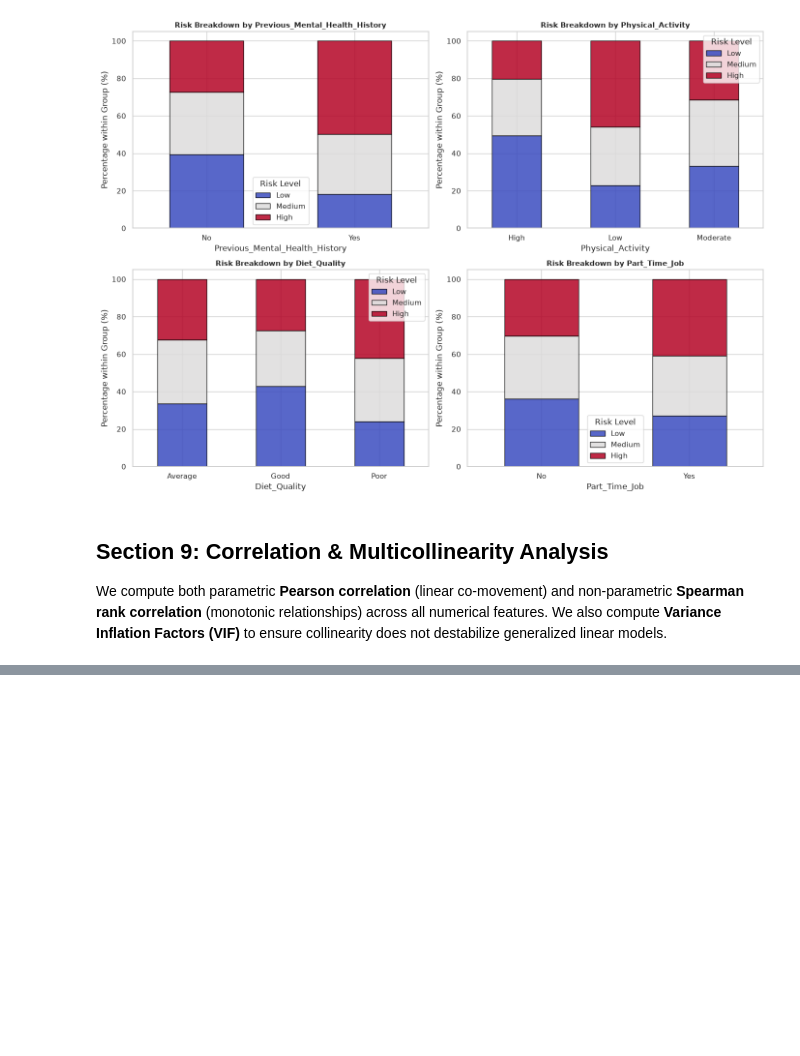
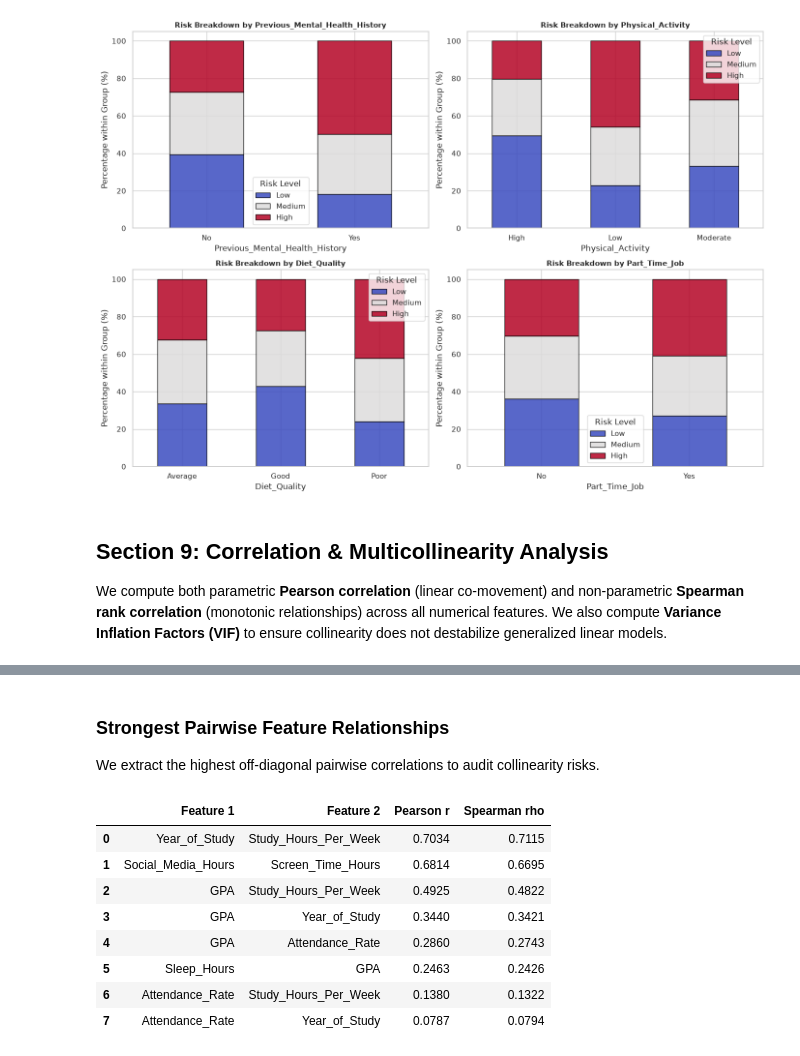
Before and after one commit to Badr-Eddine-Slaoui/CAMPUSWELL-RIS-LAB, a Jupyter notebook: notebooks/01_eda.ipynb, the cells around one changed output, grey strips where cells are left out. Drawn from its saved outputs; the diff is of its cells as text; code cells hidden in the pictures; blank space fills up the shorter version.

```diff
--- a/notebooks/01_eda.ipynb
+++ b/notebooks/01_eda.ipynb
@@ -348,0 +364,32 @@ We compute both parametric **Pearson correlation** (linear co-movement) and non-
+# %% [markdown]
+### Strongest Pairwise Feature Relationships
+We extract the highest off-diagonal pairwise correlations to audit collinearity risks.
+# %%
+unstacked = pearson_corr.unstack()
+unstacked = unstacked[unstacked < 0.9999].sort_values(ascending=False)
+seen_pairs = set()
+top_pairs = []
+
+for (f1, f2), val in unstacked.items():
+    pair = tuple(sorted([f1, f2]))
+    if pair not in seen_pairs:
+        seen_pairs.add(pair)
+        top_pairs.append({
+            "Feature 1": f1,
+            "Feature 2": f2,
+            "Pearson r": round(float(val), 4),
+            "Spearman rho": round(float(spearman_corr.loc[f1, f2]), 4)
+        })
+
+top_corr_df = pd.DataFrame(top_pairs).head(8)
+top_corr_df
+# %% [output]
+|  | Feature 1 | Feature 2 | Pearson r | Spearman rho |
+| 0 | Year_of_Study | Study_Hours_Per_Week | 0.7034 | 0.7115 |
+| 1 | Social_Media_Hours | Screen_Time_Hours | 0.6814 | 0.6695 |
+| 2 | GPA | Study_Hours_Per_Week | 0.4925 | 0.4822 |
+| 3 | GPA | Year_of_Study | 0.3440 | 0.3421 |
+| 4 | GPA | Attendance_Rate | 0.2860 | 0.2743 |
+| 5 | Sleep_Hours | GPA | 0.2463 | 0.2426 |
+| 6 | Attendance_Rate | Study_Hours_Per_Week | 0.1380 | 0.1322 |
+| 7 | Attendance_Rate | Year_of_Study | 0.0787 | 0.0794 |
```
Also changed, not shown: parts of 4 cells of this notebook.
